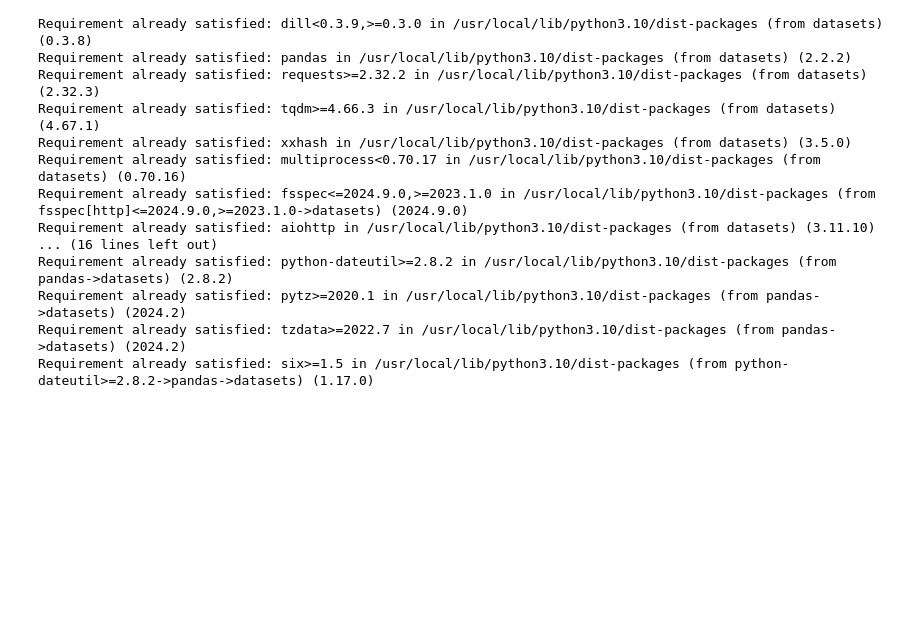
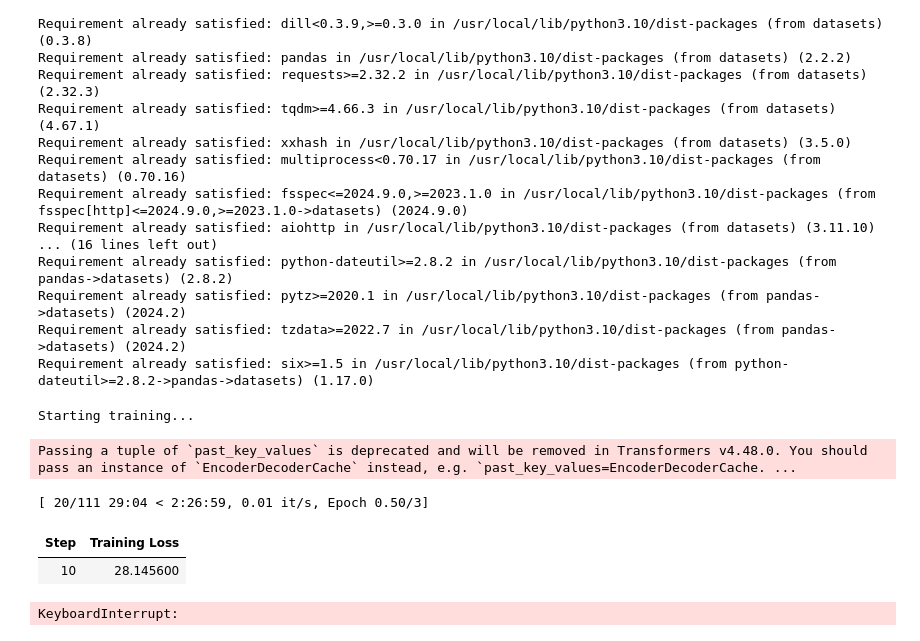
Before and after one commit to HariBejju/fine-tuning-basics, a Jupyter notebook: finetuning_kanna.ipynb, the cells around one changed output. Drawn from its saved outputs; the diff is of its cells as text; code cells hidden in the pictures; blank space fills up the shorter version.

```diff
--- a/finetuning_kanna.ipynb
+++ b/finetuning_kanna.ipynb
@@ -179,19 +239,25 @@ tokenized_dataset = dataset.map(tokenize_function, batched=True)
+# %%
+def preprocess_function(examples):
+    inputs = tokenizer(examples["question"], max_length=512, padding="max_length", truncation=True)
+    outputs = tokenizer(examples["answer"], max_length=512, padding="max_length", truncation=True)
+    inputs["labels"] = outputs["input_ids"]
+    return inputs
+
+tokenized_dataset = dataset.map(preprocess_function, batched=True)
 # %%
-from transformers import TrainingArguments
-
 training_args = TrainingArguments(
-    output_dir="./fine_tuned_model",  # Where to save the model
-    overwrite_output_dir=True,
-    num_train_epochs=3,  # Number of epochs
-    per_device_train_batch_size=8,  # Batch size
-    save_steps=500,  # Save the model every 500 steps
-    save_total_limit=2,  # Keep only the last 2 models
-    logging_dir="./logs",  # Logging directory
-    logging_steps=10,  # Log every 10 steps
-    evaluation_strategy="no",  # Evaluate during training
-    eval_steps=200,  # Evaluation frequency
-    fp16=True if device == 'cuda' else False,  # Mixed precision for faster training
-    learning_rate=5e-5,  # Learning rate
-    report_to="none"  # Avoid unwanted reporting
+    output_dir="./fine_tuned_model",  # Directory to save the model
+    overwrite_output_dir=True,       # Overwrite the output directory
+    num_train_epochs=3,              # Number of epochs
+    per_device_train_batch_size=1,   # Batch size for training
+    save_steps=500,                  # Save the model every 500 steps
+    save_total_limit=2,              # Keep only the last 2 models
+    logging_dir="./logs",            # Directory for logs
+    logging_steps=10,                # Log every 10 steps
+    evaluation_strategy="no",        # Skip evaluation during training
+    fp16=True,                       # Use mixed precision training
+    learning_rate=5e-5,              # Learning rate
+    report_to="none",                # Disable external reporting
+    gradient_accumulation_steps=16   # Accumulate gradients
 )
 # %%
@@ -204 +269,12 @@ trainer = Trainer(
 )
+# %%
+print("Starting training...")
+trainer.train()
+print("Training complete!")
+# %% [output]
+Starting training...
+Passing a tuple of `past_key_values` is deprecated and will be removed in Transformers v4.48.0. You should pass an instance of `EncoderDecoderCache` instead, e.g. `past_key_values=EncoderDecoderCache. ...
+[ 20/111 29:04 < 2:26:59, 0.01 it/s, Epoch 0.50/3]
+| Step | Training Loss |
+| 10 | 28.145600 |
+KeyboardInterrupt:
```
Also changed, not shown: parts of 10 cells of this notebook.
